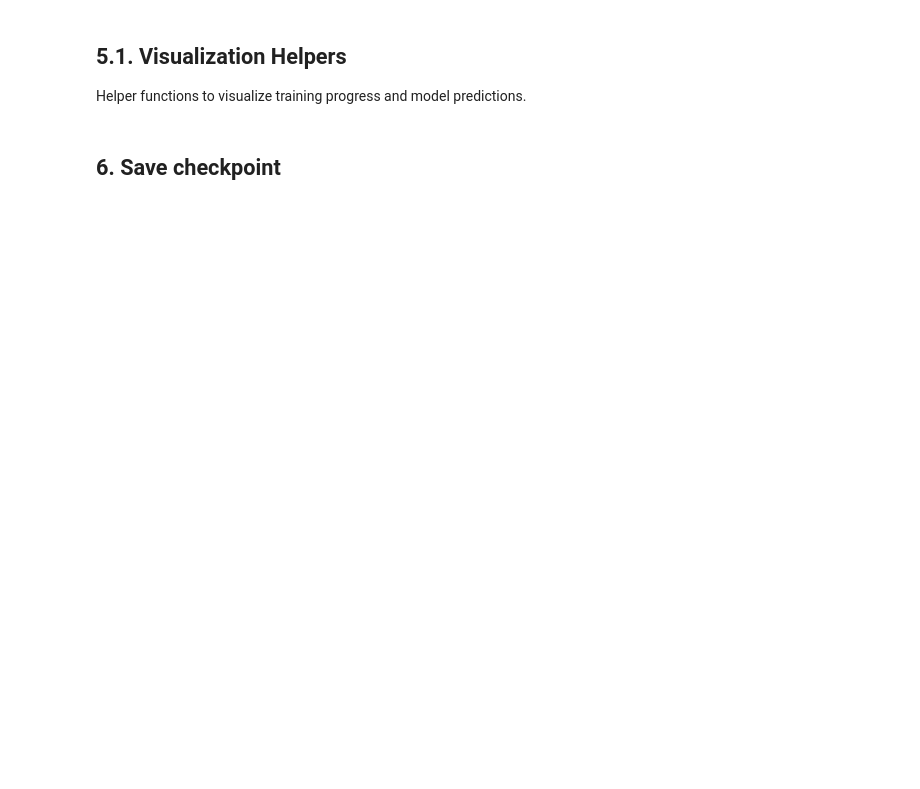
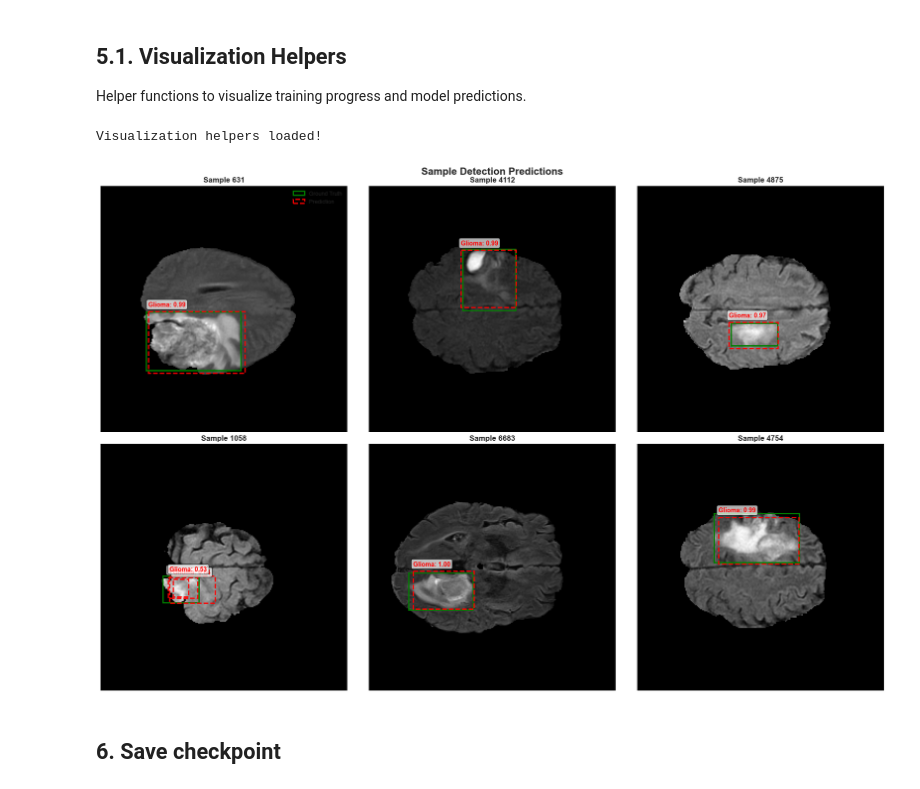
Before and after one commit to 0x0redd/BT-pipe, a Jupyter notebook: notebooks/Detector_completed.ipynb, the cells around one changed output. Saved outputs shown, nothing was run; the diff lists cells and outputs as text; code cells hidden in the pictures; blank space fills up the shorter version.

```diff
--- a/notebooks/Detector_completed.ipynb
+++ b/notebooks/Detector_completed.ipynb
@@ -825,8 +953,8 @@ def visualize_detections(model, dataset, config, device, num_samples=6, threshol
         for idx, ax in zip(indices, axes):
             image, target = dataset[idx]
 
-            # Get prediction
-            img_tensor = image.unsqueeze(0).to(device)
+            # Get prediction - model expects list of 3D tensors [C, H, W]
+            img_tensor = image.to(device)
             outputs = model([img_tensor])[0]
 
             # Convert image tensor to numpy for display
@@ -890,37 +1018,41 @@ def plot_confusion_matrix_heatmap(y_true, y_pred, labels, save_path=None):
 
     plt.figure(figsize=(10, 8))
     if use_seaborn:
         sns.heatmap(cm, annot=True, fmt='d', cmap='Blues',
                     xticklabels=labels, yticklabels=labels,
                     cbar_kws={'label': 'Count'})
     else:
         # Fallback to matplotlib if seaborn not available
         plt.imshow(cm, interpolation='nearest', cmap='Blues')
         plt.colorbar(label='Count')
         tick_marks = np.arange(len(labels))
         plt.xticks(tick_marks, labels, rotation=45)
         plt.yticks(tick_marks, labels)
         for i in range(len(labels)):
             for j in range(len(labels)):
                 plt.text(j, i, str(cm[i, j]), ha='center', va='center', fontweight='bold')
 
     plt.title('Confusion Matrix', fontsize=16, fontweight='bold', pad=20)
     plt.ylabel('True Label', fontsize=12)
     plt.xlabel('Predicted Label', fontsize=12)
     plt.tight_layout()
 
     if save_path:
         Path(save_path).parent.mkdir(parents=True, exist_ok=True)
         plt.savefig(save_path, dpi=150, bbox_inches='tight')
         print(f"Saved confusion matrix to {save_path}")
 
     plt.show()
 
 print("Visualization helpers loaded!")
-print("\nUsage examples:")
-print("  # Visualize detection predictions:")
-print("  visualize_detections(model, val_ds, config, device, num_samples=6)")
-print("  # Plot confusion matrix (for classification):")
-print("  plot_confusion_matrix_heatmap(y_true, y_pred, config['data']['labels'])")
+
+# Visualize detection predictions
+visualize_detections(model, val_ds, config, device, num_samples=6)
+
+# Note: Confusion matrix is for classification tasks only
+# Usage: plot_confusion_matrix_heatmap(y_true, y_pred, config['data']['labels'])
+# %% [output]
+Visualization helpers loaded!
+[figure, added]
 # %% [markdown]
 ## 6. Save checkpoint
```
Also changed, not shown: parts of 8 cells of this notebook, 2 other files.
